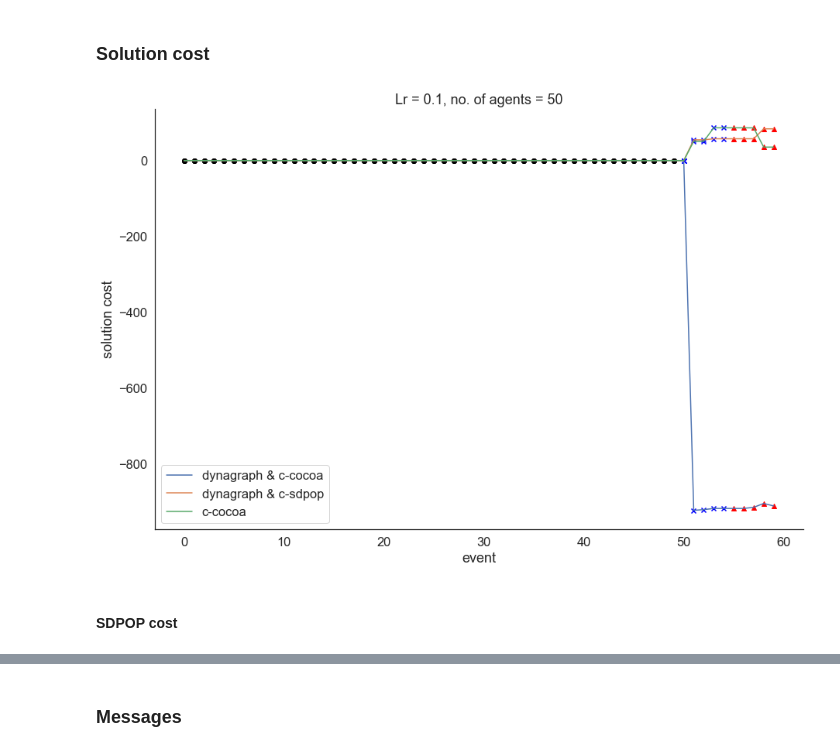
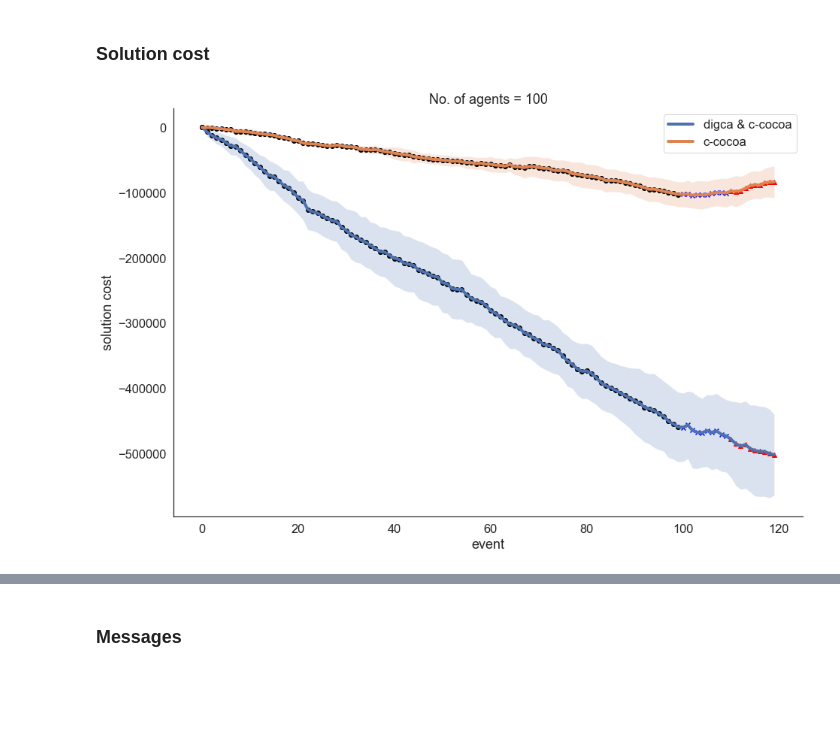
Before and after one commit to bbrighttaer/ddcop-dynagraph, a Jupyter notebook: mascoord/analysis/analysis-1.ipynb, the cells around one changed output, grey strips where cells are left out. Drawn from its saved outputs; the diff is of its cells as text; code cells hidden in the pictures; blank space fills up the shorter version.

```diff
--- a/mascoord/analysis/analysis-1.ipynb
+++ b/mascoord/analysis/analysis-1.ipynb
@@ -17,14 +17,14 @@ The coefficients $a$, $b$, and $c$ are set to 1 on initialization but when a cha
 ### Load data
 # %%
 # ours
-dg_ccocoa_df = pd.read_csv('../metrics/c-cocoa-d3Lr0.1.csv')
-dg_csdpop_df = pd.read_csv('../metrics/c-sdpop-d3Lr0.1.csv')
-dg_sdpop_df_d3 = pd.read_csv('../metrics/sdpop-d3Lr0.05.csv')
-dg_sdpop_df_d40 = pd.read_csv('../metrics/sdpop-d40Lr0.05.csv')
-dg_nodcop_df = pd.read_csv('../metrics/dcop-base-d3Lr0.05.csv')
+dg_ccocoa_df = pd.read_csv('max-deg-3-graph-5-1649212769.207123-c-cocoa--max-deg-3merged-metrics.csv')
+# dg_csdpop_df = pd.read_csv('../metrics/c-sdpop-d3Lr0.1.csv')
+# dg_sdpop_df_d3 = pd.read_csv('../metrics/sdpop-d3Lr0.05.csv')
+# dg_sdpop_df_d40 = pd.read_csv('../metrics/sdpop-d40Lr0.05.csv')
+# dg_nodcop_df = pd.read_csv('../metrics/dcop-base-d3Lr0.05.csv')
 
 # baselines
-ccocoa_df = pd.read_csv('../metrics/c-cocoa-50agents_d3.sim-Lr0.1.csv')
+ccocoa_df = pd.read_csv('c-cocoa-max-deg-3-graph-5-1649212769.207123c-cocoa-max-deg-3-merged-metrics.csv')
 # %% [markdown]
 #### data stats
 # %%
@@ -38,19 +39,19 @@ def show_event_markers(axis, event_df, metric):
     for i, row in event_df.iterrows():
         if row['type'] == 'add_agent':
             ax.scatter(i, dg_ccocoa_df[metric][i], color='black', marker='o')
-            ax.scatter(i, dg_csdpop_df[metric][i], color='black', marker='o')
+#             ax.scatter(i, dg_csdpop_df[metric][i], color='black', marker='o')
     #         ax.scatter(i, dg_sdpop_df[metric][i], color='black', marker='o')
             if metric not in ['num_changes']:
                 ax.scatter(i, ccocoa_df[metric][i], color='black', marker='o')
         elif row['type'] == 'change_constraint':
             ax.scatter(i, dg_ccocoa_df[metric][i], color='blue', marker='x')
-            ax.scatter(i, dg_csdpop_df[metric][i], color='blue', marker='x')
+#             ax.scatter(i, dg_csdpop_df[metric][i], color='blue', marker='x')
     #         ax.scatter(i, dg_sdpop_df[metric][i], color='blue', marker='x')
             if metric not in ['num_changes']:
                 ax.scatter(i, ccocoa_df[metric][i], color='blue', marker='x')
         else:
             ax.scatter(i, dg_ccocoa_df[metric][i], color='red', marker='^')
-            ax.scatter(i, dg_csdpop_df[metric][i], color='red', marker='^')
+#             ax.scatter(i, dg_csdpop_df[metric][i], color='red', marker='^')
     #         ax.scatter(i, dg_sdpop_df[metric][i], color='red', marker='^')
             if metric not in ['num_changes']:
                 ax.scatter(i, ccocoa_df[metric][i], color='red', marker='^')
@@ -58,18 +59,32 @@ def show_event_markers(axis, event_df, metric):
 ### Solution cost
 # %%
 fig, ax = plt.subplots(figsize=(15,10))
-plt.plot(dg_ccocoa_df['edge_cost'], label='dynagraph & c-cocoa')
-plt.plot(dg_csdpop_df['edge_cost'], label='dynagraph & c-sdpop')
+
+plt.plot(dg_ccocoa_df['edge_cost'], label='digca & c-cocoa', linewidth=4)
+plt.fill_between(
+    np.arange(0, len(dg_ccocoa_df['edge_cost'])),
+    dg_ccocoa_df['edge_cost']-dg_ccocoa_df['edge_cost-std'],
+    dg_ccocoa_df['edge_cost']+dg_ccocoa_df['edge_cost-std'],
+    alpha=.2
+)
+
+# plt.plot(dg_csdpop_df['edge_cost'], label='dynagraph & c-sdpop')
 # plt.plot(dg_sdpop_df['edge_cost'], label='dynagraph & sdpop')
-plt.plot(ccocoa_df['edge_cost'], label='c-cocoa')
+
+plt.plot(ccocoa_df['edge_cost'], label='c-cocoa', linewidth=4)
+plt.fill_between(
+    np.arange(0, len(dg_ccocoa_df['edge_cost'])),
+    ccocoa_df['edge_cost'] - ccocoa_df['edge_cost-std'],
+    ccocoa_df['edge_cost'] + ccocoa_df['edge_cost-std'],
+    alpha=.2
+)
+
 plt.ylabel('solution cost')
 plt.xlabel('event')
 plt.legend()
-plt.title('Lr = 0.1, no. of agents = 50')
+plt.title('No. of agents = 100')
 show_event_markers(ax, dg_ccocoa_df, metric='edge_cost')
 sns.despine(offset=0)
 plt.show()
 # %% [output]
-[figure, old version]
+[figure, new version]
-# %% [markdown]
-#### SDPOP cost
```
Also changed, not shown: parts of 5 cells of this notebook, 3 other files.
